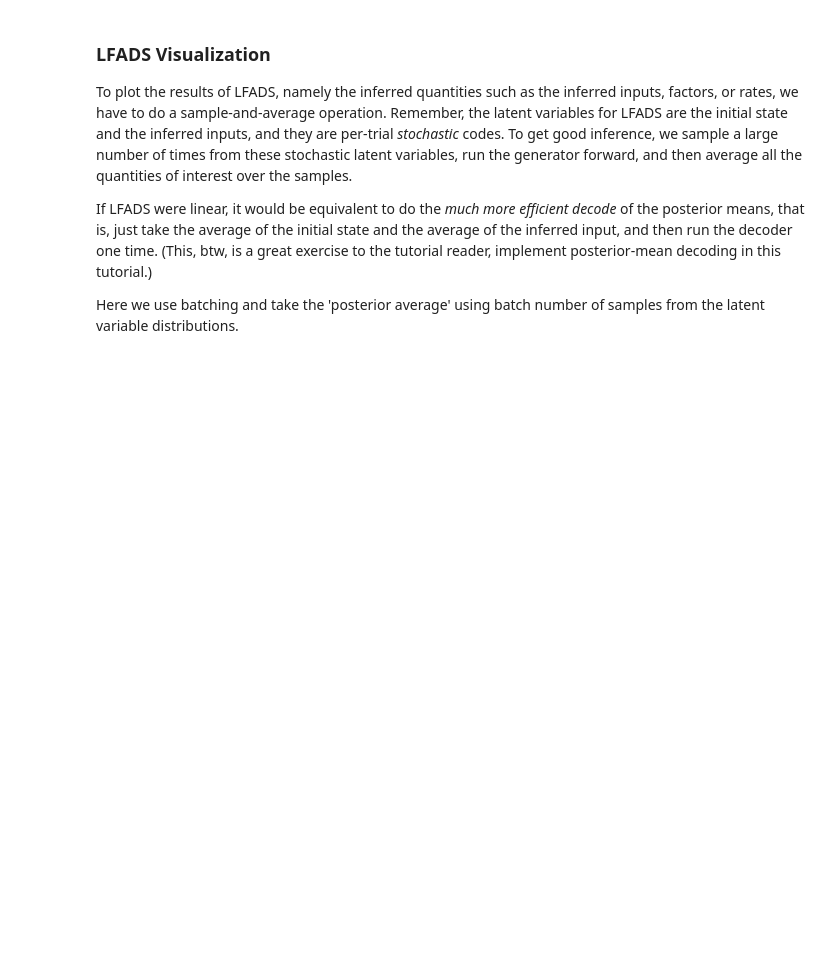
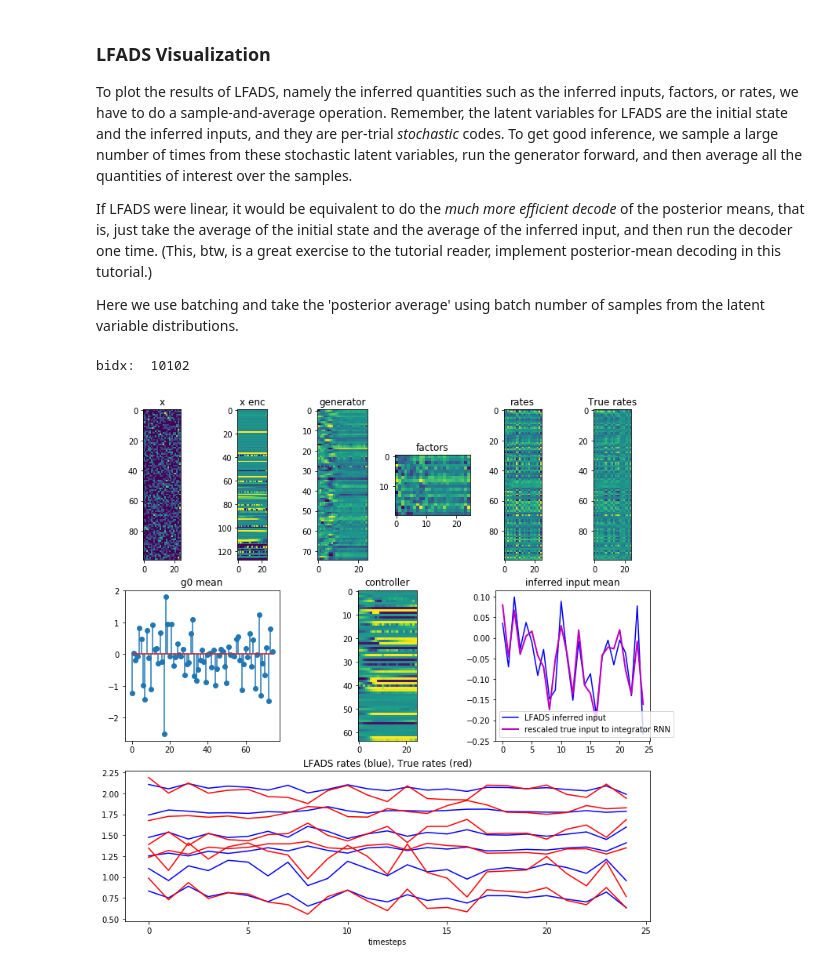
Before and after one commit to google-research/computation-thru-dynamics, a Jupyter notebook: notebooks/LFADS Tutorial.ipynb, the cells around one changed output. Cells and saved outputs as stored; diff of their text form; code cells hidden in the pictures; blank space fills up the shorter version.

```diff
--- a/notebooks/LFADS Tutorial.ipynb
+++ b/notebooks/LFADS Tutorial.ipynb
@@ -376,5 +413,8 @@ Saving parameters:  /tmp/lfads/output/trained_params_lfads_integrator_2019-04-03
-# %%
-params = onp.loadz('/tmp/lfads/output/trained_params_lfads_integrator_2019-04-03_22:35:28.npz')
+# %%
+# After training, you can load these up, after locating the save file.
+if False:
+    loaded_params = onp.load(network_path)
+    trained_params = loaded_params['arr_0'].item()
 # %% [markdown]
 ### LFADS Visualization
 To plot the results of LFADS, namely the inferred quantities such as the inferred inputs, factors, or rates, we have to do a sample-and-average operation.  Remember, the latent variables for LFADS are the initial state and the inferred inputs, and they are per-trial *stochastic* codes.  To get good inference, we sample a large number of times from these stochastic latent variables, run the generator forward, and then average all the quantities of interest over the samples.
@@ -385,24 +425,33 @@ Here we use batching and take the 'posterior average' using batch number of samp
 # %%
 # Plot a bunch of examples of eval trials run through LFADS.
 reload(plotting)
 
+def plot_rescale_fun(a):
+    fac = max_firing_rate * data_dt
+    return renormed_fun(a) * fac
+
+bidx = 10102-eval_data_offset # straight up cherry picking. :)
+
 nexamples_to_save = 1
 for eidx in range(nexamples_to_save):
-    bidx = onp.random.randint(eval_data.shape[0])
+    #bidx = onp.random.randint(eval_data.shape[0])
     psa_example = eval_data[bidx,:,:].astype(np.float32)
     # Make an entire batch of a single, example, and then
     # randomize the VAE with batchsize number of keys.
     examples = onp.repeat(np.expand_dims(psa_example, axis=0),
                           batch_size, axis=0)
     skeys = random.split(key, batch_size)
     lfads_dict = lfads.batch_lfads_jit(trained_params, lfads_hps, skeys,
                                        examples, 1.0)
     # posterior sample and average
     psa_example_dict = utils.average_lfads_batch(lfads_dict)
 
     # The inferred input and true input are rescaled and shifted via
     # linear regression to match, as there is an identifiability issue. there.
     plotting.plot_lfads(psa_example, psa_example_dict,
-                        data_dict, eval_data_offset+bidx, renormed_fun)
+                        data_dict, eval_data_offset+bidx, plot_rescale_fun)
 
     #plt.savefig(os.path.join(figure_dir, 'lfads_output_%d.png'%(bidx)))
+# %% [output]
+bidx:  10102
+[figure, added]
```
Also changed, not shown: parts of 14 cells of this notebook, 1 other file.
